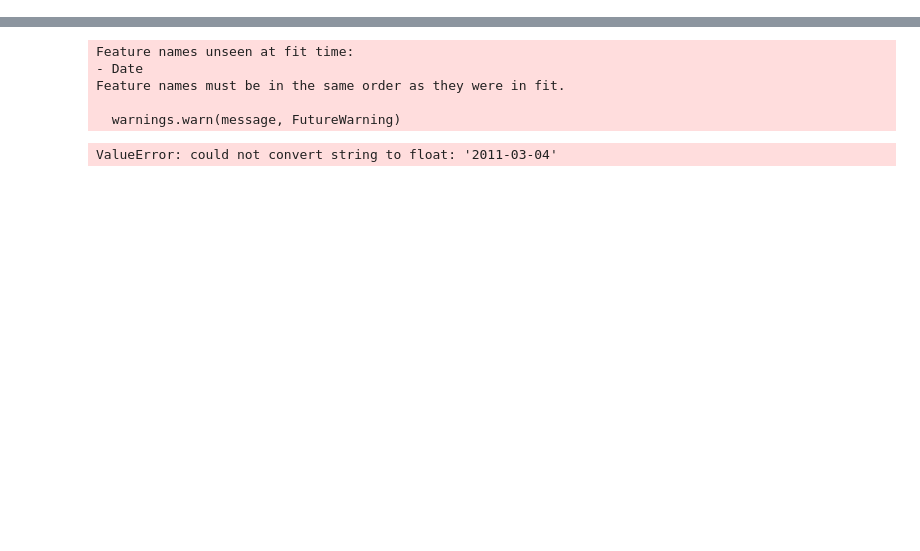
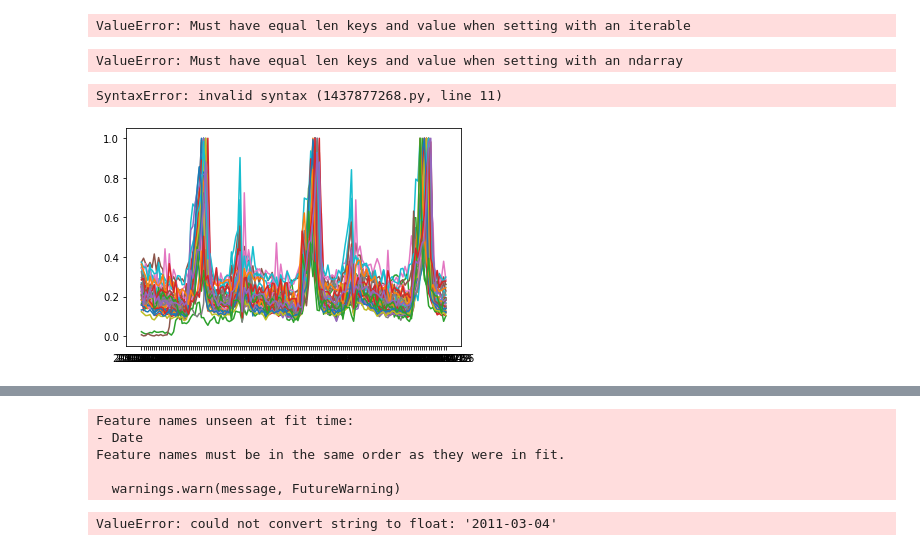
Before and after one commit to dreycenfoiles/STAT-542-Projects, a Jupyter notebook: Project 2/Testing.ipynb, the cells around one changed output, grey strips where cells are left out. Saved outputs shown, nothing was run; the diff lists cells and outputs as text; code cells hidden in the pictures; blank space fills up the shorter version.

```diff
--- a/Project 2/Testing.ipynb
+++ b/Project 2/Testing.ipynb
@@ -6,7 +18,29 @@ import numpy as np
+# %%
+train_raw.loc[train_raw['Date'] == train_raw['Date'][0], 'Wk'] = wk
+# %% [output]
+ValueError: Must have equal len keys and value when setting with an iterable
+# %%
+# read raw data and extract date column
+train_raw = pd.read_csv('https://liangfgithub.github.io/Data/train.csv.zip')
+train_raw = train_raw.astype('object')
+# %%
+# Add classifiers for weeks, years
+yrs = pd.to_datetime(train_raw['Date']).dt.to_period('Y').unique().year
+n_years = len(yrs)
+for date in train_raw['Date'].unique():
+    wk = np.zeros(52)
+    yr = np.zeros(n_years)
+    y, m, d = date.split('-')
+    wk_idx = datetime.date(int(y), int(m), int(d)).isocalendar()[1]
+    yr_idx = np.where(yrs == int(y))[0][0]
+    wk[wk_idx] = 1
+    yr[yr_idx] = 1
+    n = len(train_raw.loc[train_raw['Date'] == date])
+    train_raw.loc[train_raw['Date']==date,'Week'] = [wk] * n
+    train_raw.loc[train_raw['Date']==date,'Yr'] = [yr] * n
+# %% [output]
+ValueError: Must have equal len keys and value when setting with an ndarray
 # %%
-# read raw data and extract date column
-train_raw = pd.read_csv('https://liangfgithub.github.io/Data/train.csv.zip')
-
 # training data from 2010-02 to 2011-02
 start_date = pd.to_datetime('2010-02-01')
 end_date = start_date + relativedelta(months=13)
@@ -38,3 +72,18 @@ for i in range(num_folds):
 
     # write fold to a file
     test_fold.to_csv('fold_{}.csv'.format(i + 1))
+# %% [output]
+SyntaxError: invalid syntax (1437877268.py, line 11)
+# %%
+stores = train_raw['Store'].unique()
+dept = train_raw['Dept'].unique()
+import matplotlib.pyplot as plt
+# %%
+for store in stores:
+    dept = 3
+    df = train_raw.loc[train_raw['Store']==store]
+    df = df.loc[df['Dept'] == dept]
+
+    plt.plot(df['Date'], df['Weekly_Sales']/np.max(df['Weekly_Sales']))
+# %% [output]
+[figure, added]
```
Also changed, not shown: parts of 13 cells of this notebook.
